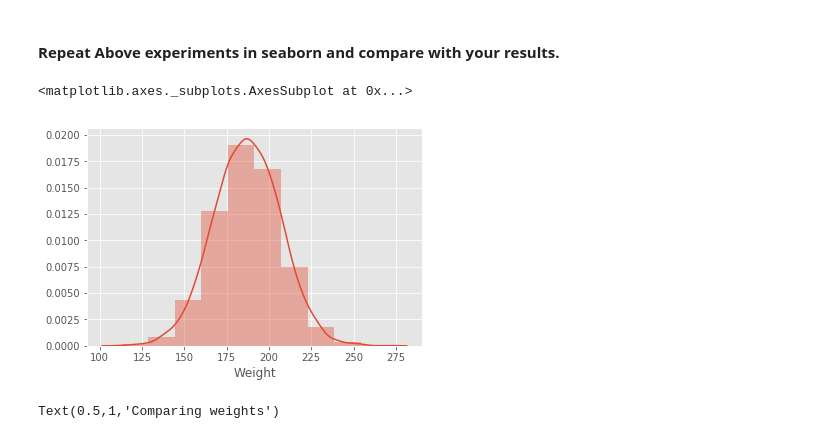
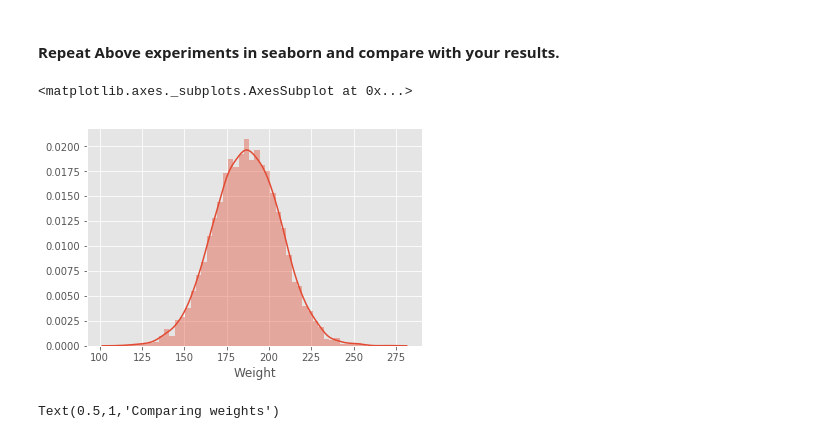
Before and after one commit to MsJacksonIYN/dsc-1-09-11-the-probability-density-function-lab-nyc-ds-career-031119, a Jupyter notebook: index.ipynb, the cells around one changed output. Drawn from its saved outputs; the diff is of its cells as text; code cells hidden in the pictures.

```diff
--- a/index.ipynb
+++ b/index.ipynb
@@ -168,10 +168,10 @@ The 'normed' kwarg was deprecated in Matplotlib 2.1 and will be removed in 3.1.
 # %%
 import seaborn as sns
 # %%
-sns.distplot(male_df['Weight'], bins=10, kde=True)
+sns.distplot(male_df['Weight'], kde=True)
 # %% [output]
 <matplotlib.axes._subplots.AxesSubplot at 0x...>
-[figure, old version]
+[figure, new version]
 # %%
 # %% [output]
 Text(0.5,1,'Comparing weights')
```
